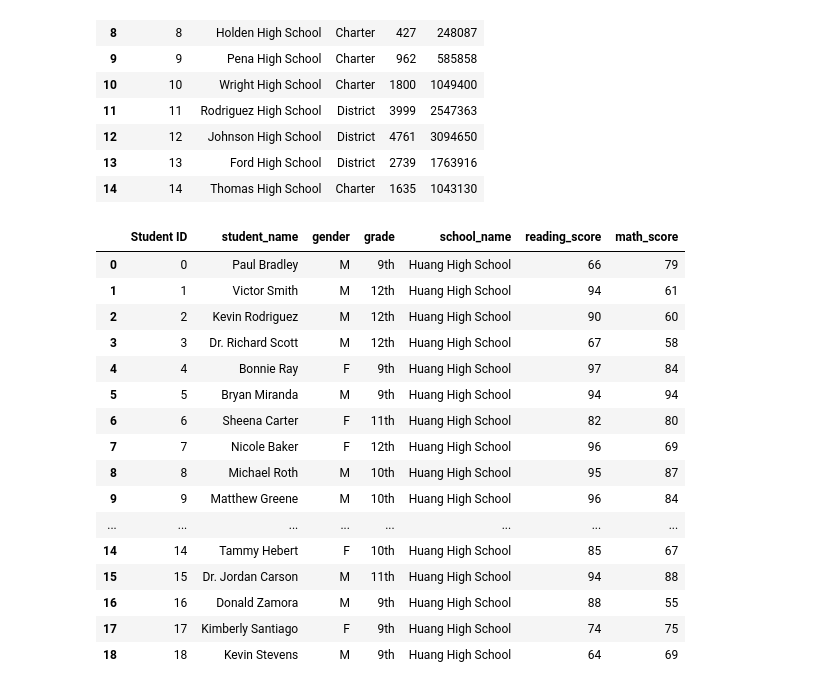
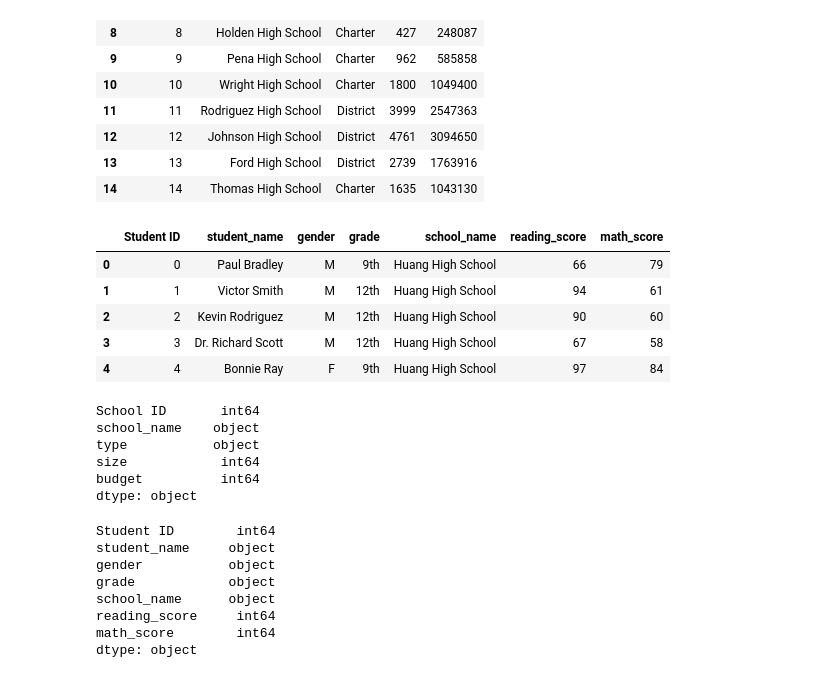
Before and after one commit to varshajha28/School_District_Analysis, a Jupyter notebook: PyCitySchools.ipynb, the cells around one changed output. Saved outputs shown, nothing was run; the diff lists cells and outputs as text; code cells hidden in the pictures.

```diff
--- a/PyCitySchools.ipynb
+++ b/PyCitySchools.ipynb
@@ -29,22 +29,33 @@ school_data_df
 # %%
 # Read the student data file and store it in a Pandas DataFrame.
 student_data_df = pd.read_csv(student_data_to_load)
-student_data_df.head(19)
+student_data_df.head()
 # %% [output]
 |  | Student ID | student_name | gender | grade | school_name | reading_score | math_score |
 | 0 | 0 | Paul Bradley | M | 9th | Huang High School | 66 | 79 |
 | 1 | 1 | Victor Smith | M | 12th | Huang High School | 94 | 61 |
 | 2 | 2 | Kevin Rodriguez | M | 12th | Huang High School | 90 | 60 |
 | 3 | 3 | Dr. Richard Scott | M | 12th | Huang High School | 67 | 58 |
 | 4 | 4 | Bonnie Ray | F | 9th | Huang High School | 97 | 84 |
-| 5 | 5 | Bryan Miranda | M | 9th | Huang High School | 94 | 94 |
-| 6 | 6 | Sheena Carter | F | 11th | Huang High School | 82 | 80 |
-| 7 | 7 | Nicole Baker | F | 12th | Huang High School | 96 | 69 |
-| 8 | 8 | Michael Roth | M | 10th | Huang High School | 95 | 87 |
-| 9 | 9 | Matthew Greene | M | 10th | Huang High School | 96 | 84 |
-| ... | ... | ... | ... | ... | ... | ... | ... |
-| 14 | 14 | Tammy Hebert | F | 10th | Huang High School | 85 | 67 |
-| 15 | 15 | Dr. Jordan Carson | M | 11th | Huang High School | 94 | 88 |
-| 16 | 16 | Donald Zamora | M | 9th | Huang High School | 88 | 55 |
-| 17 | 17 | Kimberly Santiago | F | 9th | Huang High School | 74 | 75 |
-| 18 | 18 | Kevin Stevens | M | 9th | Huang High School | 64 | 69 |
+# %%
+# Determine data types for the school DataFrame.
+school_data_df.dtypes
+# %% [output]
+School ID       int64
+school_name    object
+type           object
+size            int64
+budget          int64
+dtype: object
+# %%
+# Determine data types for the student DataFrame.
+student_data_df.dtypes
+# %% [output]
+Student ID        int64
+student_name     object
+gender           object
+grade            object
+school_name      object
+reading_score     int64
+math_score        int64
+dtype: object
```
Also changed, not shown: parts of 6 cells of this notebook.
